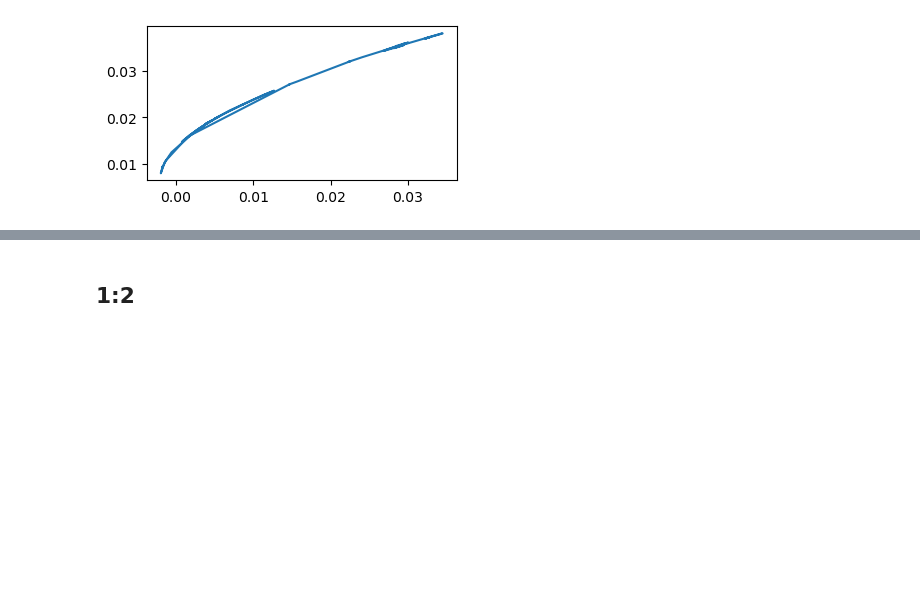
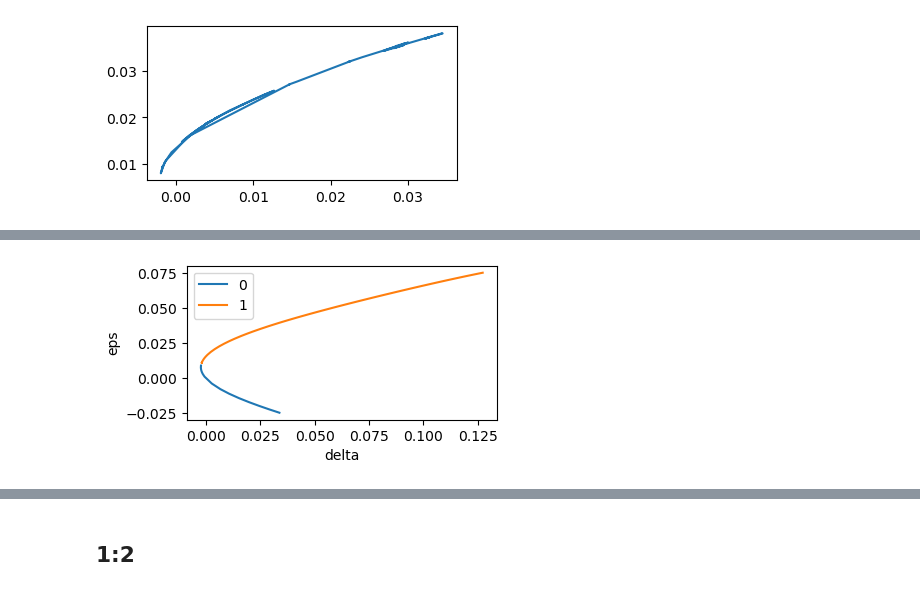
Before and after one commit to youngmp/nm, a Jupyter notebook: v2_jupyter/clean_diagram_thal1.ipynb, the cells around one changed output, grey strips where cells are left out. Cells and saved outputs as stored; diff of their text form; code cells hidden in the pictures; blank space fills up the shorter version.

```diff
--- a/v2_jupyter/clean_diagram_thal1.ipynb
+++ b/v2_jupyter/clean_diagram_thal1.ipynb
@@ -395,0 +462,4 @@ np.savetxt(fname_new,curves)
+# %%
+plot_disjoint_curves([disjoint_curves[1][::-1][:15],disjoint_curves[2]])
+# %% [output]
+[figure, added]
```
Also changed, not shown: parts of 75 cells of this notebook, 1 other file.
